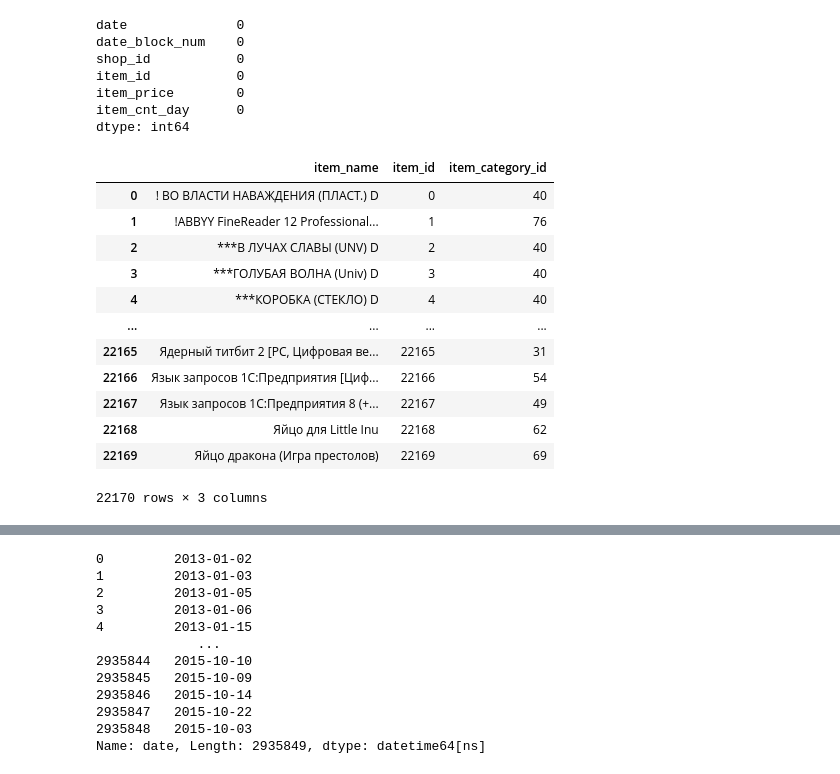
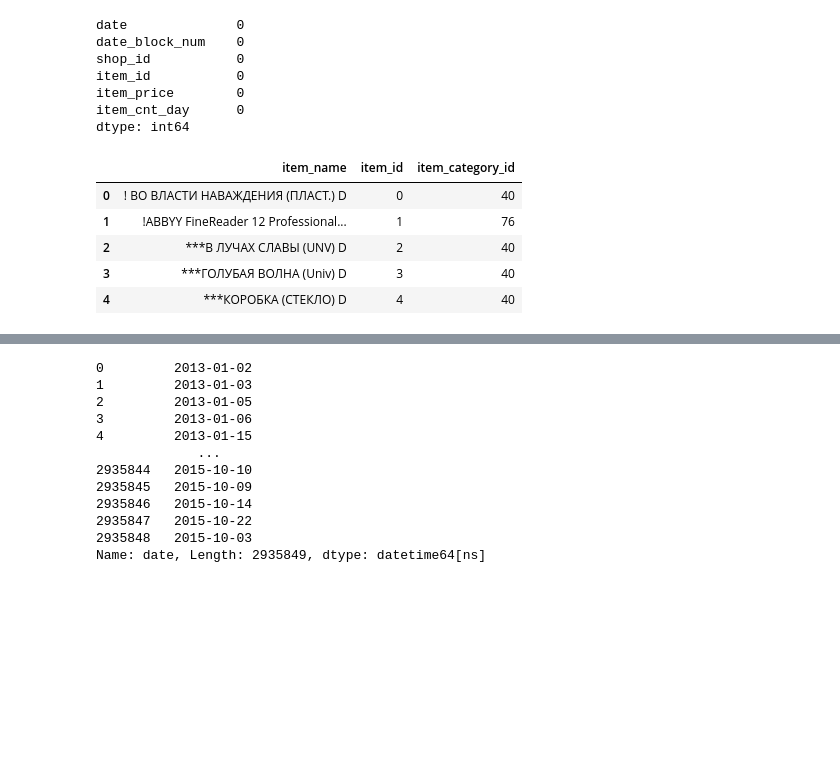
Before and after one commit to Zaki171/Future-Sales-Predictions, a Jupyter notebook: future-sales.ipynb, the cells around one changed output, grey strips where cells are left out. Drawn from its saved outputs; the diff is of its cells as text; code cells hidden in the pictures; blank space fills up the shorter version.

```diff
--- a/future-sales.ipynb
+++ b/future-sales.ipynb
@@ -61,20 +61,13 @@ item_cnt_day      0
 dtype: int64
 # %%
 items = pd.read_csv('../input/competitive-data-science-predict-future-sales/items.csv')
-items
+items.head()
 # %% [output]
 |  | item_name | item_id | item_category_id |
 | 0 | ! ВО ВЛАСТИ НАВАЖДЕНИЯ (ПЛАСТ.) D | 0 | 40 |
 | 1 | !ABBYY FineReader 12 Professional... | 1 | 76 |
 | 2 | ***В ЛУЧАХ СЛАВЫ (UNV) D | 2 | 40 |
 | 3 | ***ГОЛУБАЯ ВОЛНА (Univ) D | 3 | 40 |
 | 4 | ***КОРОБКА (СТЕКЛО) D | 4 | 40 |
-| ... | ... | ... | ... |
-| 22165 | Ядерный титбит 2 [PC, Цифровая ве... | 22165 | 31 |
-| 22166 | Язык запросов 1С:Предприятия [Циф... | 22166 | 54 |
-| 22167 | Язык запросов 1С:Предприятия 8 (+... | 22167 | 49 |
-| 22168 | Яйцо для Little Inu | 22168 | 62 |
-| 22169 | Яйцо дракона (Игра престолов) | 22169 | 69 |
-22170 rows × 3 columns
 # %%
 item_cats = pd.read_csv('../input/competitive-data-science-predict-future-sales/item_categories.csv')
```
Also changed, not shown: parts of 19 cells of this notebook.
